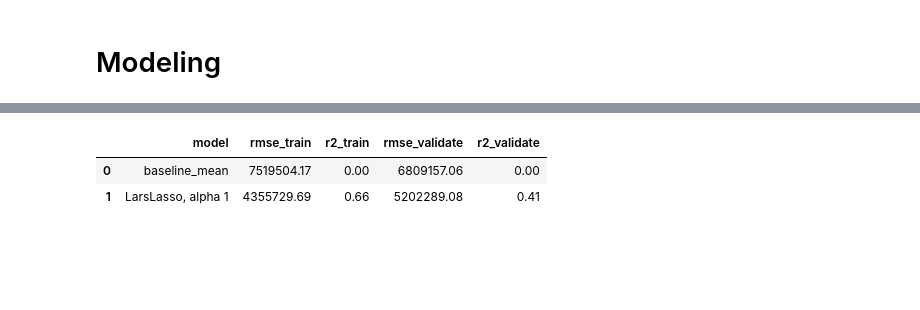
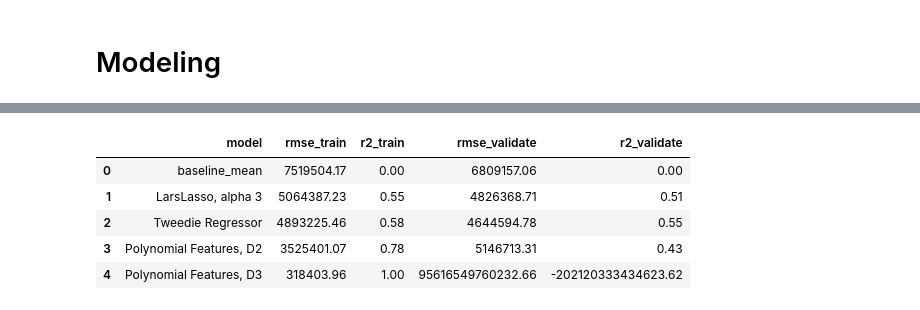
Before and after one commit to VincentBanuelos/nba_salary_predictor, a Jupyter notebook: allplayers.ipynb, the cells around one changed output, grey strips where cells are left out. Drawn from its saved outputs; the diff is of its cells as text; code cells hidden in the pictures; blank space fills up the shorter version.

Commit message:
added modeling to notebook

```diff
--- a/allplayers.ipynb
+++ b/allplayers.ipynb
@@ -347,0 +363,2 @@ y_test = pd.DataFrame(y_test)
+# %%
+xtrains, xvals, xtests = min_max_scale(x_train, x_val, x_test)
@@ -348,37 +367,106 @@ y_test = pd.DataFrame(y_test)
+# %%
+# Going to use features I investigated along with age and winshare, as domain knowledges
+# suggests that the age of a player as well as a players contribution to winning affect their salary
+# As well as using common statistics tha many causal fans find useful in player comparison
+xtrains = xtrains[['ppg','ft_pct','usg_pct','vorp','ts_pct','age','ws','ast', 'stl', 'blk', 'tov', 'pf']]
+xvals = xvals[['ppg','ft_pct','usg_pct','vorp','ts_pct','age','ws','ast', 'stl', 'blk', 'tov', 'pf']]
 # %%
 pred_mean = y_train.salary.mean()
 y_train['pred_mean'] = pred_mean
 y_val['pred_mean'] = pred_mean
 rmse_train = mean_squared_error(y_train.salary, y_train.pred_mean, squared=False)
 rmse_validate = mean_squared_error(y_val.salary, y_val.pred_mean, squared=False)
 
 
 # save the results
 metric_df = pd.DataFrame(data=[{
     'model': 'baseline_mean',
     'rmse_train': rmse_train,
     'r2_train': explained_variance_score(y_train.salary, y_train.pred_mean),
     'rmse_validate': rmse_validate,
     'r2_validate': explained_variance_score(y_val.salary, y_val.pred_mean)
     }])
 
 # LassoLars Model
-lars = LassoLars(alpha=1)
-lars.fit(x_train, y_train.salary)
-y_train['pred_lars'] = lars.predict(x_train)
+lars = LassoLars(alpha=2)
+lars.fit(xtrains, y_train.salary)
+y_train['pred_lars'] = lars.predict(xtrains)
 rmse_train = mean_squared_error(y_train.salary, y_train.pred_lars, squared=False)
-y_val['pred_lars'] = lars.predict(x_val)
+y_val['pred_lars'] = lars.predict(xvals)
 rmse_validate = mean_squared_error(y_val.salary, y_val.pred_lars, squared=False)
 
 # save the results
 metric_df = metric_df.append({
-    'model': 'LarsLasso, alpha 1',
+    'model': 'LarsLasso, alpha 3',
     'rmse_train': rmse_train,
     'r2_train': explained_variance_score(y_train.salary, y_train.pred_lars),
     'rmse_validate': rmse_validate,
     'r2_validate': explained_variance_score(y_val.salary, y_val.pred_lars)}, ignore_index=True)
+
+# create the model object
+glm = TweedieRegressor(power=1, alpha=0)
+glm.fit(xtrains, y_train.salary)
+y_train['glm_pred'] = glm.predict(xtrains)
+rmse_train = mean_squared_error(y_train.salary, y_train.glm_pred)**(1/2)
+y_val['glm_pred'] = glm.predict(xvals)
+rmse_validate = mean_squared_error(y_val.salary, y_val.glm_pred)**(1/2)
+
+
+# save the results
+metric_df = metric_df.append({
+    'model': 'Tweedie Regressor',
+    'rmse_train': rmse_train,
+    'r2_train': explained_variance_score(y_train.salary, y_train.glm_pred),
+    'rmse_validate': rmse_validate,
+    'r2_validate': explained_variance_score(y_val.salary, y_val.glm_pred)}, ignore_index=True)
+
+
+# create the model object
+pf = PolynomialFeatures(degree=2)
+X_train_degree2 = pf.fit_transform(xtrains)
+X_validate_degree2 = pf.transform(xvals)
+lm = LinearRegression()
+lm.fit(X_train_degree2, y_train.salary)
+y_train['salary_pred_pf'] = lm.predict(X_train_degree2)
+rmse_train = mean_squared_error(y_train.salary, y_train.salary_pred_pf)**(1/2)
+y_val['salary_pred_pf'] = lm.predict(X_validate_degree2)
+rmse_validate = mean_squared_error(y_val.salary, y_val.salary_pred_pf)**(1/2)
+
+
+# save the results
+metric_df = metric_df.append({
+    'model': 'Polynomial Features, D2',
+    'rmse_train': rmse_train,
+    'r2_train': explained_variance_score(y_train.salary, y_train.salary_pred_pf),
+    'rmse_validate': rmse_validate,
+    'r2_validate': explained_variance_score(y_val.salary, y_val.salary_pred_pf)}, ignore_index=True)
+
+
+# create the model object
+pf = PolynomialFeatures(degree=3)
+X_train_degree2 = pf.fit_transform(xtrains)
+X_validate_degree2 = pf.transform(xvals)
+lm = LinearRegression()
+lm.fit(X_train_degree2, y_train.salary)
+y_train['salary_pred_pf'] = lm.predict(X_train_degree2)
+rmse_train = mean_squared_error(y_train.salary, y_train.salary_pred_pf)**(1/2)
+y_val['salary_pred_pf'] = lm.predict(X_validate_degree2)
+rmse_validate = mean_squared_error(y_val.salary, y_val.salary_pred_pf)**(1/2)
+
+
+# save the results
+metric_df = metric_df.append({
+    'model': 'Polynomial Features, D3',
+    'rmse_train': rmse_train,
+    'r2_train': explained_variance_score(y_train.salary, y_train.salary_pred_pf),
+    'rmse_validate': rmse_validate,
+    'r2_validate': explained_variance_score(y_val.salary, y_val.salary_pred_pf)}, ignore_index=True)
+
 metric_df
 # %% [output]
 |  | model | rmse_train | r2_train | rmse_validate | r2_validate |
 | 0 | baseline_mean | 7519504.17 | 0.00 | 6809157.06 | 0.00 |
-| 1 | LarsLasso, alpha 1 | 4355729.69 | 0.66 | 5202289.08 | 0.41 |
+| 1 | LarsLasso, alpha 3 | 5064387.23 | 0.55 | 4826368.71 | 0.51 |
+| 2 | Tweedie Regressor | 4893225.46 | 0.58 | 4644594.78 | 0.55 |
+| 3 | Polynomial Features, D2 | 3525401.07 | 0.78 | 5146713.31 | 0.43 |
+| 4 | Polynomial Features, D3 | 318403.96 | 1.00 | 95616549760232.66 | -202120333434623.62 |
```
Also changed, not shown: parts of 19 cells of this notebook, 1 other file.
